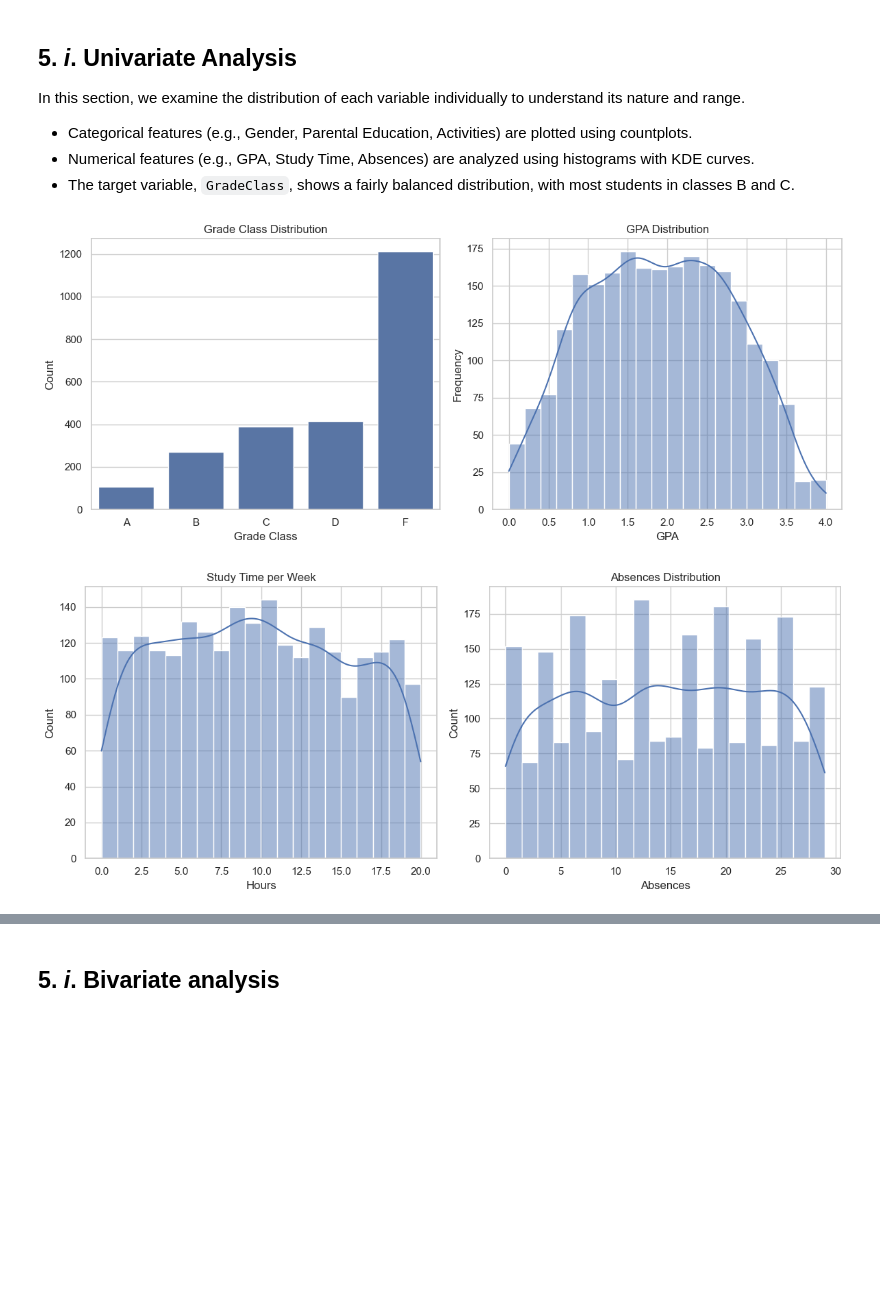
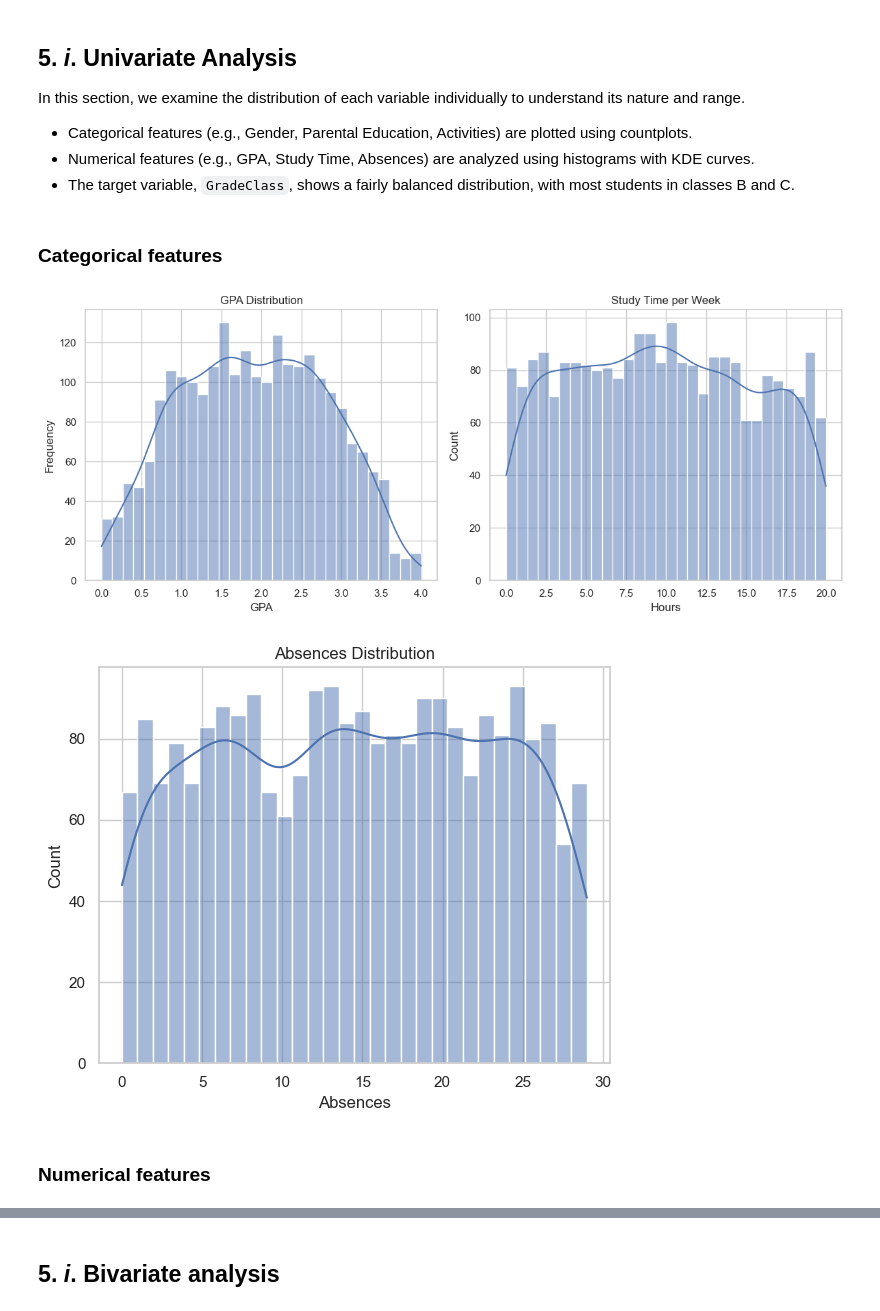
Before and after one commit to CL-Frank/MLG382_GuidedProject, a Jupyter notebook: notebooks/modeling.ipynb, the cells around one changed output, grey strips where cells are left out. Saved outputs shown, nothing was run; the diff lists cells and outputs as text; code cells hidden in the pictures; blank space fills up the shorter version.

```diff
--- a/notebooks/modeling.ipynb
+++ b/notebooks/modeling.ipynb
@@ -127,43 +127,42 @@ In this section, we examine the distribution of each variable individually to un
 - Categorical features (e.g., Gender, Parental Education, Activities) are plotted using countplots.
 - Numerical features (e.g., GPA, Study Time, Absences) are analyzed using histograms with KDE curves.
 - The target variable, `GradeClass`, shows a fairly balanced distribution, with most students in classes B and C.
+# %% [markdown]
+### Categorical features
 # %%
+
 sns.set_theme(style="whitegrid")
 
-# Grade Class distribution
+# GPA distribution
 fig, axes = plt.subplots(1, 2, figsize=(12, 5))
-sns.countplot(ax=axes[0], x='GradeLabel', data=df, order=['A', 'B', 'C', 'D', 'F'], legend=False)
-axes[0].set_title("Grade Class Distribution")
-axes[0].set_xlabel("Grade Class")
-axes[0].set_ylabel("Count")
 
-# GPA distribution
-sns.histplot(ax=axes[1], data=df, x='GPA', bins=20, kde=True)
-axes[1].set_title("GPA Distribution")
-axes[1].set_xlabel("GPA")
-axes[1].set_ylabel("Frequency")
+sns.histplot(ax=axes[0], data=df, x='GPA', bins=30, kde=True)
+axes[0].set_title("GPA Distribution")
+axes[0].set_xlabel("GPA")
+axes[0].set_ylabel("Frequency")
+
+# Study Time distribution
+sns.histplot(ax=axes[1], data=df, x='StudyTimeWeekly', bins=30, kde=True)
+axes[1].set_title("Study Time per Week")
+axes[1].set_xlabel("Hours")
+axes[1].set_ylabel("Count")
 
 plt.tight_layout()
 plt.show()
 
-# Study Time distribution
-fig, axes = plt.subplots(1, 2, figsize=(12, 5))
-sns.histplot(ax=axes[0], data=df, x='StudyTimeWeekly', bins=20, kde=True)
-axes[0].set_title("Study Time per Week")
-axes[0].set_xlabel("Hours")
-axes[0].set_ylabel("Count")
-
 # Absences distribution
-sns.histplot(ax=axes[1], data=df, x='Absences', bins=20, kde=True)
-axes[1].set_title("Absences Distribution")
-axes[1].set_xlabel("Absences")
-axes[1].set_ylabel("Count")
-
+plt.figure(figsize=(6, 5))
+sns.histplot(data=df, x='Absences', bins=30, kde=True)
+plt.title("Absences Distribution")
+plt.xlabel("Absences")
+plt.ylabel("Count")
 plt.tight_layout()
 plt.show()
 # %% [output]
-[figure, old version]
+[figure, new version]
-[figure, old version]
+[figure, new version]
+# %% [markdown]
+### Numerical features
 # %%
 # Mapping and desired orders
 label_maps = {
```
Also changed, not shown: parts of 1 cell of this notebook.
